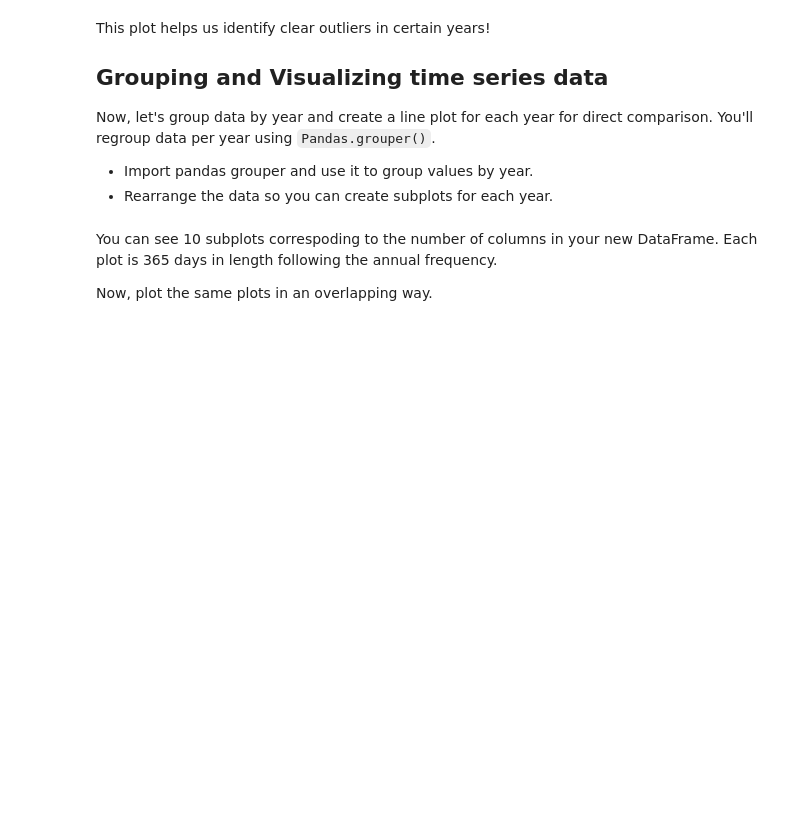
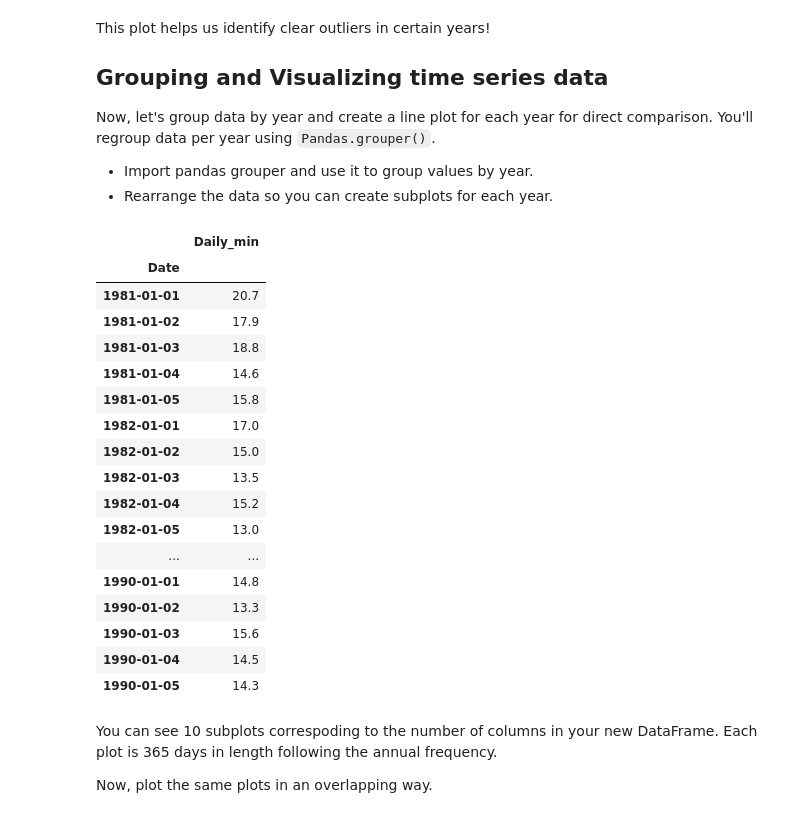
Before and after one commit to yishuen/dsc-3-25-04-visualizing-time-series-data-lab-nyc-career-ds-102218, a Jupyter notebook: index.ipynb, the cells around one changed output. Drawn from its saved outputs; the diff is of its cells as text; code cells hidden in the pictures; blank space fills up the shorter version.

```diff
--- a/index.ipynb
+++ b/index.ipynb
@@ -97,3 +97,23 @@ from pandas import Grouper
 # %%
 #Create a new DataFrame and store yearly values in columns
 yearly = df.groupby(Grouper(freq='A'))
+yearly.head()
+# %% [output]
+|  | Daily_min |
+| Date |  |
+| 1981-01-01 | 20.7 |
+| 1981-01-02 | 17.9 |
+| 1981-01-03 | 18.8 |
+| 1981-01-04 | 14.6 |
+| 1981-01-05 | 15.8 |
+| 1982-01-01 | 17.0 |
+| 1982-01-02 | 15.0 |
+| 1982-01-03 | 13.5 |
+| 1982-01-04 | 15.2 |
+| 1982-01-05 | 13.0 |
+| ... | ... |
+| 1990-01-01 | 14.8 |
+| 1990-01-02 | 13.3 |
+| 1990-01-03 | 15.6 |
+| 1990-01-04 | 14.5 |
+| 1990-01-05 | 14.3 |
```
Also changed, not shown: parts of 1 cell of this notebook.
